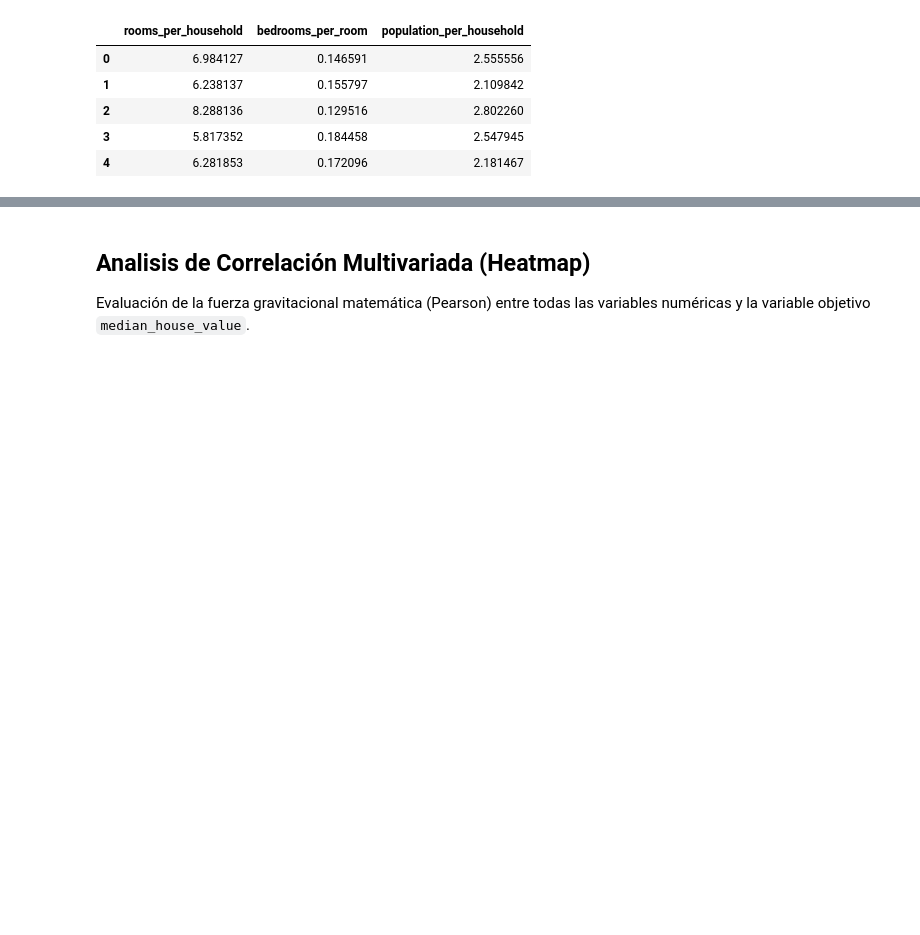
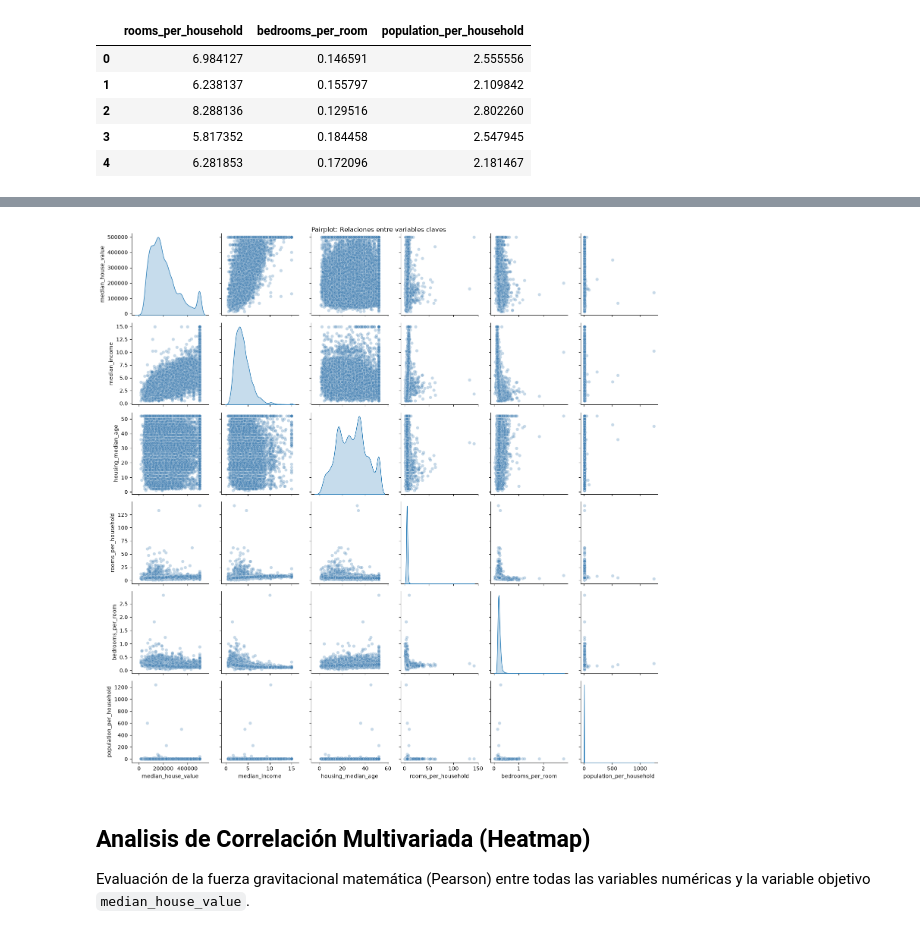
Before and after one commit to Cesahz/california-housing-energy-eda, a Jupyter notebook: notebooks/1.0-california-housing-eda.ipynb, the cells around one changed output, grey strips where cells are left out. Saved outputs shown, nothing was run; the diff lists cells and outputs as text; code cells hidden in the pictures; blank space fills up the shorter version.

Commit message:
feat: agregar payplot de variable clave post feature engineering

```diff
--- a/notebooks/1.0-california-housing-eda.ipynb
+++ b/notebooks/1.0-california-housing-eda.ipynb
@@ -227,3 +232,25 @@ Vista previa de nuevos datos
+# %%
+#Pairplot, relaciones entre variables
+columnas_pairplot = [
+    'median_house_value',
+    'median_income',
+    'housing_median_age',
+    'rooms_per_household',
+    'bedrooms_per_room',
+    'population_per_household'
+]
+
+sns.pairplot(
+    df[columnas_pairplot],
+    diag_kind='kde', #distrubucion de la diagonal
+    plot_kws={'alpha': 0.3, 'color': 'steelblue'}, #transparencia para ver la densidad
+)
+
+plt.suptitle('Pairplot: Relaciones entre variables claves')
+plt.tight_layout()
+plt.show()
+# %% [output]
+[figure, added]
 # %% [markdown]
 ## Analisis de Correlación Multivariada (Heatmap)
 Evaluación de la fuerza gravitacional matemática (Pearson) entre todas las variables numéricas y la variable objetivo `median_house_value`.
```
Also changed, not shown: parts of 1 cell of this notebook.
